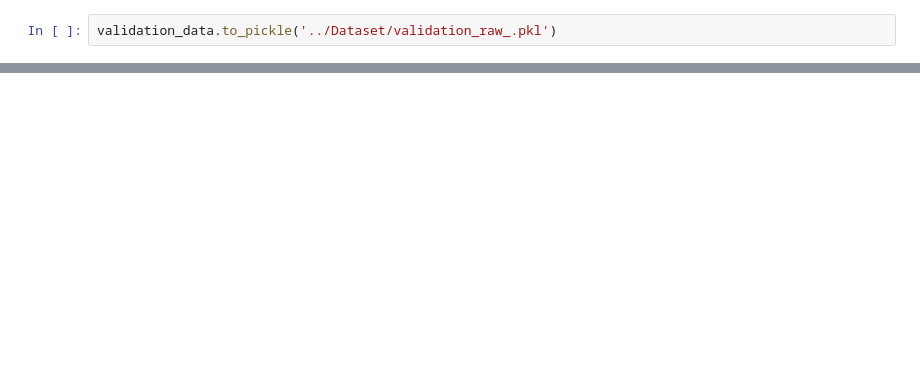
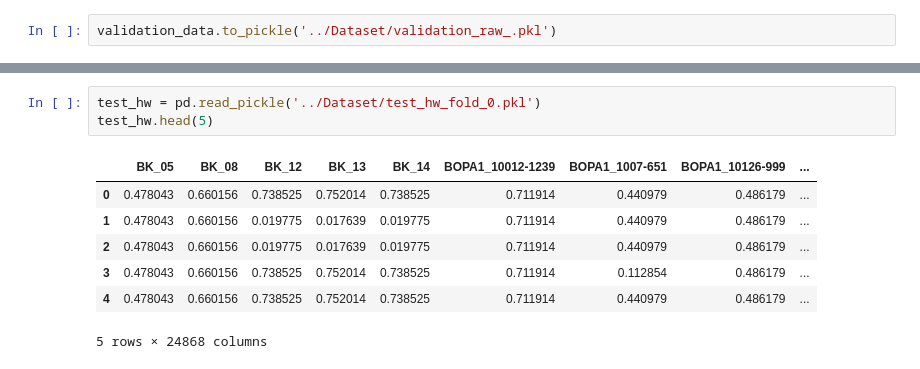
Before and after one commit to sheikhjubair/single_env_barley, a Jupyter notebook: DON_FHB.ipynb, the cells around one changed output, grey strips where cells are left out. Saved outputs shown, nothing was run; the diff lists cells and outputs as text; blank space fills up the shorter version.

```diff
--- a/DON_FHB.ipynb
+++ b/DON_FHB.ipynb
@@ -244,0 +286,11 @@ for train_ind, test_ind in kf.split(germplasm):
+# %%
+test_hw = pd.read_pickle('../Dataset/test_hw_fold_0.pkl')
+test_hw.head(5)
+# %% [output]
+|  | BK_05 | BK_08 | BK_12 | BK_13 | BK_14 | BOPA1_10012-1239 | BOPA1_1007-651 | BOPA1_10126-999 | ... |
+| 0 | 0.478043 | 0.660156 | 0.738525 | 0.752014 | 0.738525 | 0.711914 | 0.440979 | 0.486179 | ... |
+| 1 | 0.478043 | 0.660156 | 0.019775 | 0.017639 | 0.019775 | 0.711914 | 0.440979 | 0.486179 | ... |
+| 2 | 0.478043 | 0.660156 | 0.019775 | 0.017639 | 0.019775 | 0.711914 | 0.440979 | 0.486179 | ... |
+| 3 | 0.478043 | 0.660156 | 0.738525 | 0.752014 | 0.738525 | 0.711914 | 0.112854 | 0.486179 | ... |
+| 4 | 0.478043 | 0.660156 | 0.738525 | 0.752014 | 0.738525 | 0.711914 | 0.440979 | 0.486179 | ... |
+5 rows × 24868 columns
```
Also changed, not shown: parts of 8 cells of this notebook, 5 other files.
